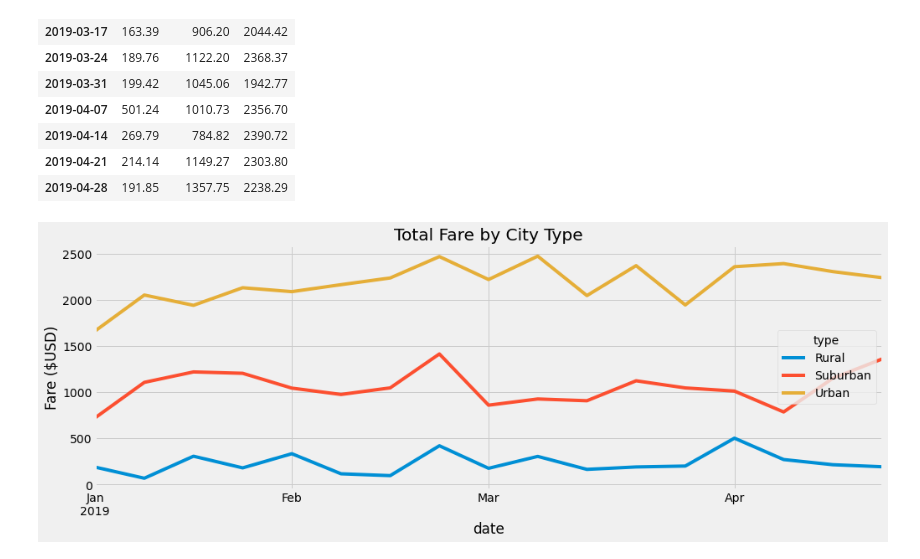
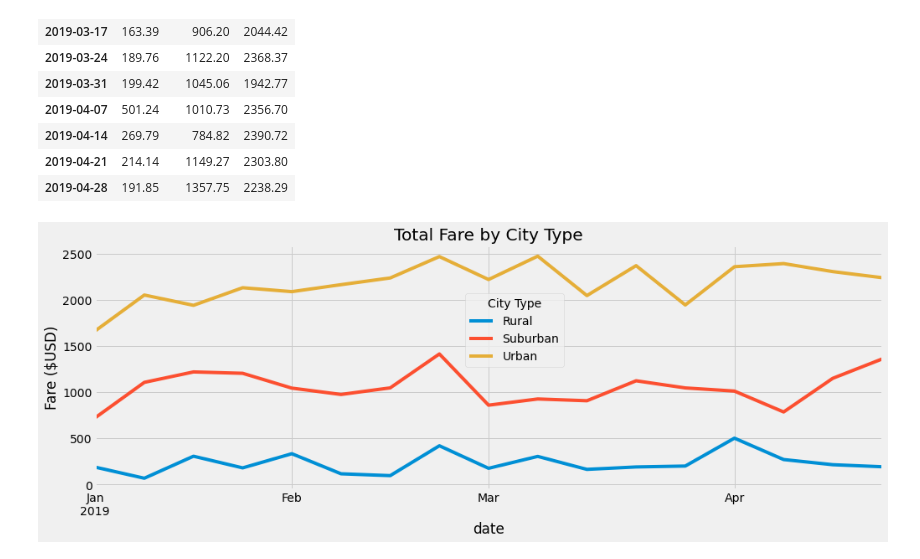
Before and after one commit to whitneylosinski/PyBer_Analysis, a Jupyter notebook: PyBer_Challenge.ipynb, the cells around one changed output. Drawn from its saved outputs; the diff is of its cells as text; code cells hidden in the pictures.

Commit message:
Formatted Figure 8

```diff
--- a/PyBer_Challenge.ipynb
+++ b/PyBer_Challenge.ipynb
@@ -204,18 +204,20 @@ fares_date_range_week_df
 # %%
 #8. Using the object-oriented interface method, plot the resample DataFrame using the df.plot() function.
 
 # Import the style form Matplotlib.
 from matplotlib import style
 # Use the graph style fivethirtyeight.
 style.use('fivethirtyeight')
 
 # Format the plot
 ax = fares_date_range_week_df.plot(figsize=(15,5))
 ax.set_ylabel('Fare ($USD)')
+ax.
 ax.set_title("Total Fare by City Type")
+ax.legend(title="City Type", loc=(.47,.5))
 
 # Save the plot
-plt.savefig('Analysis/Fig8.png', bbox_inches="tight")
+plt.savefig('Analysis/Fig8.png', bbox_inches=("tight"))
 plt.show()
 # %% [output]
-[figure, old version]
+[figure, new version]
```
Also changed, not shown: 1 other file.
